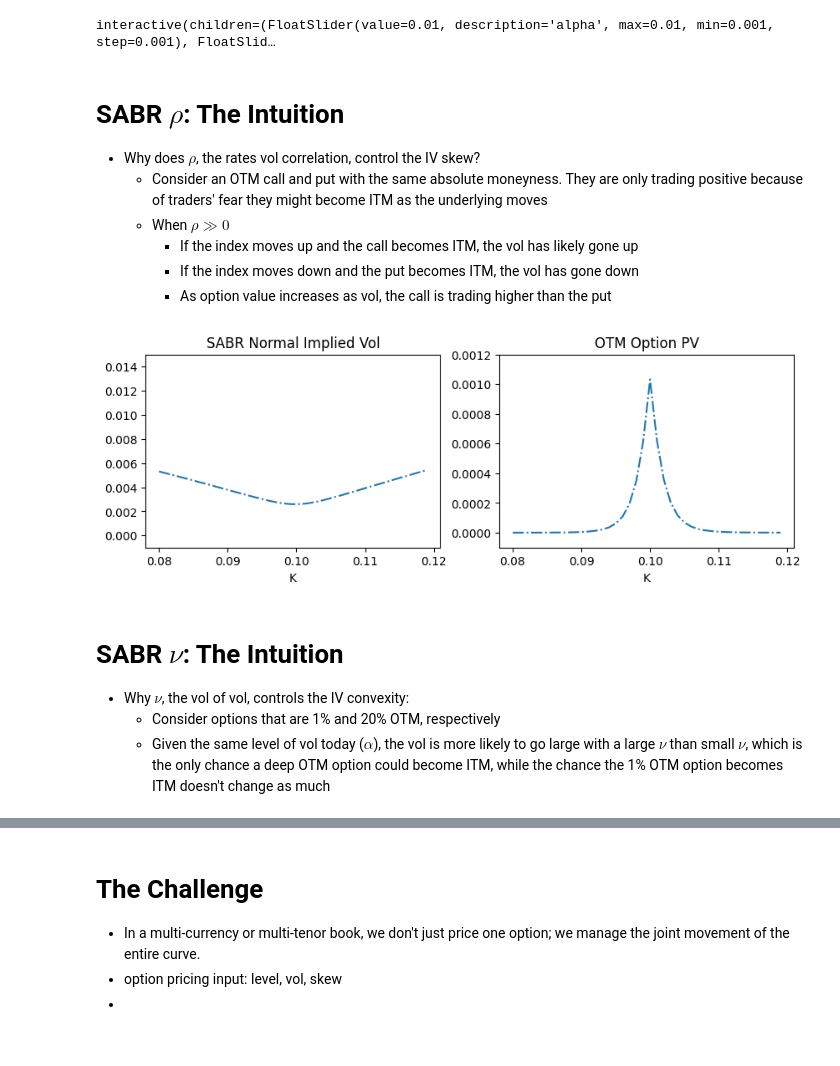
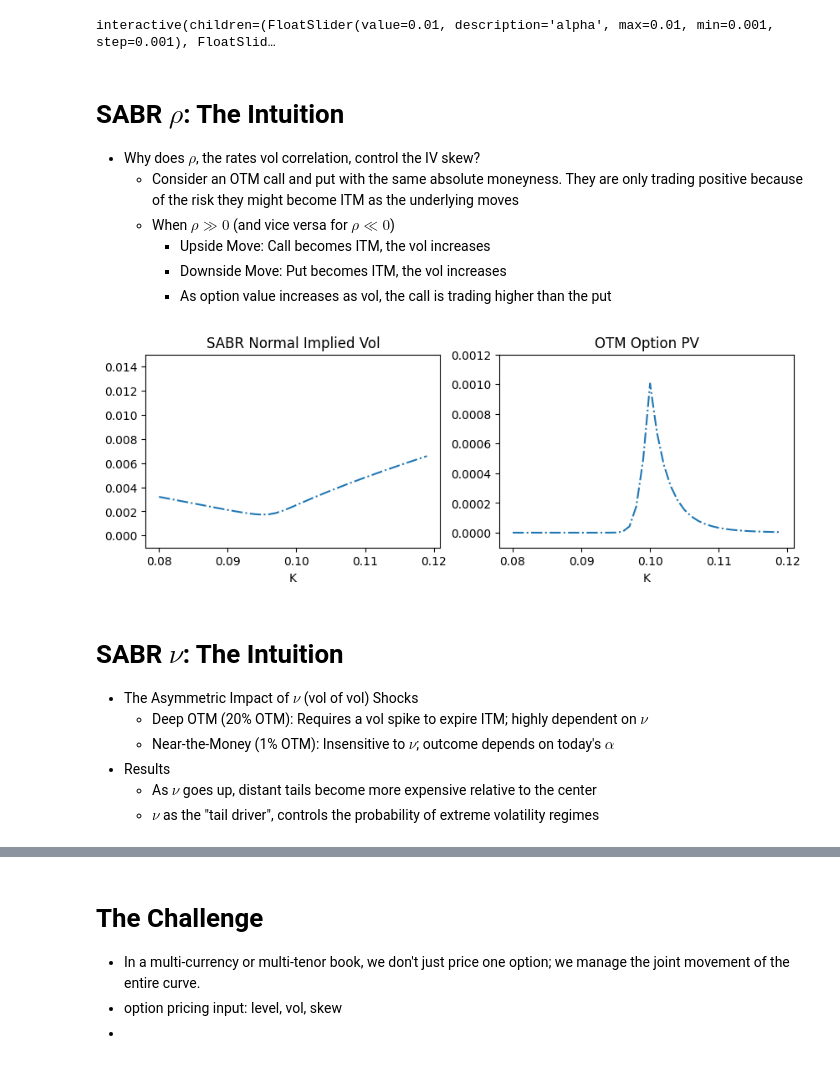
Before and after one commit to beginnerSC/slides, a Jupyter notebook: docs/rates.ipynb, the cells around one changed output, grey strips where cells are left out. Cells and saved outputs as stored; diff of their text form; code cells hidden in the pictures.

```diff
--- a/docs/rates.ipynb
+++ b/docs/rates.ipynb
@@ -107,43 +107,45 @@ interactive(children=(FloatSlider(value=0.01, description='alpha', max=0.01, min
 # %% [markdown]
 # SABR $\rho$: The Intuition
 
-<!-- * $\alpha$ controls the level of IV as it's today's value of the SV process -->
 * Why does $\rho$, the rates vol correlation, control the IV skew?
-    * Consider an OTM call and put with the same absolute moneyness. They are only trading positive because of traders' fear they might become ITM as the underlying moves
-    * When $\rho \gg 0$
-        * If the index moves up and the call becomes ITM, the vol has likely gone up
-        * If the index moves down and the put becomes ITM, the vol has gone down
+    * Consider an OTM call and put with the same absolute moneyness. They are only trading positive because of the risk they might become ITM as the underlying moves
+    * When $\rho \gg 0$ (and vice versa for $\rho \ll 0$)
+        * Upside Move: Call becomes ITM, the vol increases
+        * Downside Move: Put becomes ITM, the vol increases
         * As option value increases as vol, the call is trading higher than the put
 # %%
-def plot_static(alpha=0.01, rho=0., volvol=0.6):
+def plot_static(alpha=0.01, rho=0., volvol=0.6, figusize=(10, 3)):
     beta = 0.6
     F = 0.1
     T = 1
     a = 0.08
     b = 0.12
 
-    fig, (ax1, ax2) = plt.subplots(1, 2, figsize=(10, 3))
+    fig, (ax1, ax2) = plt.subplots(1, 2, figsize=figusize)
     def call(K, F, T, A=1):
         iv = normal_vol(K, F, T, alpha, beta, rho, volvol)
         d = (F-K)/(iv*np.sqrt(T))
         return A*iv*np.sqrt(T)*(norm.pdf(d) + d*norm.cdf(d))
 
     def put(K, F, T, A=1):
         return call(K, F, T, A) + A*(K-F)
 
     DataFrame([(K, normal_vol(K, F, T, alpha, beta, rho, volvol)) for K in np.arange(a, b, 0.001)], columns=['K', 'Implied Vol']).set_index('K').plot(style='-.', legend=None, ax=ax1)
     ax1.set(ylim=(-0.001, 0.015), title='SABR Normal Implied Vol')
 
     DataFrame([(K, call(K, F, T) if K>F else put(K, F, T)) for K in np.arange(a, b, 0.001)], columns=['K', 'OTM Options']).set_index('K').plot(style='-.', legend=None, ax=ax2)
     ax2.set(ylim=(-0.0001, 0.0012), title='OTM Option PV')
     plt.show()
 
-plot_static()
+plot_static(rho=0.8)
 # %% [output]
-[figure, old version]
+[figure, new version]
 # %% [markdown]
 # SABR $\nu$: The Intuition
 
-* Why $\nu$, the vol of vol, controls the IV convexity:
-    * Consider options that are 1% and 20% OTM, respectively
-    * Given the same level of vol today ($\alpha$), the vol is more likely to go large with a large $\nu$ than small $\nu$, which is the only chance a deep OTM option could become ITM, while the chance the 1% OTM option becomes ITM doesn't change as much
+* The Asymmetric Impact of $\nu$ (vol of vol) Shocks
+    * Deep OTM (20% OTM): Requires a vol spike to expire ITM; highly dependent on $\nu$
+    * Near-the-Money (1% OTM): Insensitive to $\nu$; outcome depends on today's $\alpha$
+* Results
+    * As $\nu$ goes up, distant tails become more expensive relative to the center
+    * $\nu$ as the "tail driver", controls the probability of extreme volatility regimes
```
Also changed, not shown: parts of 3 cells of this notebook.
